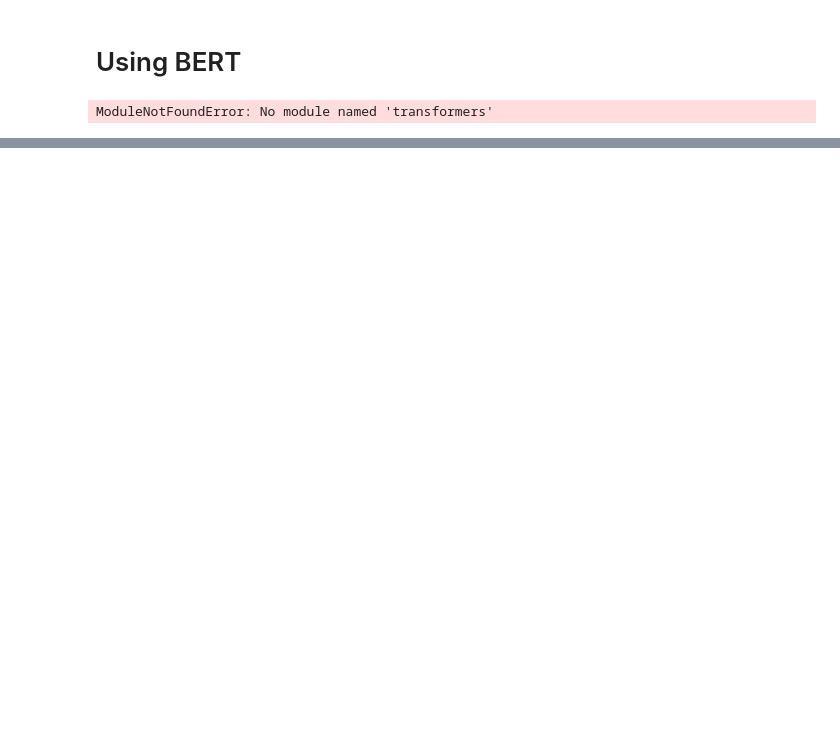
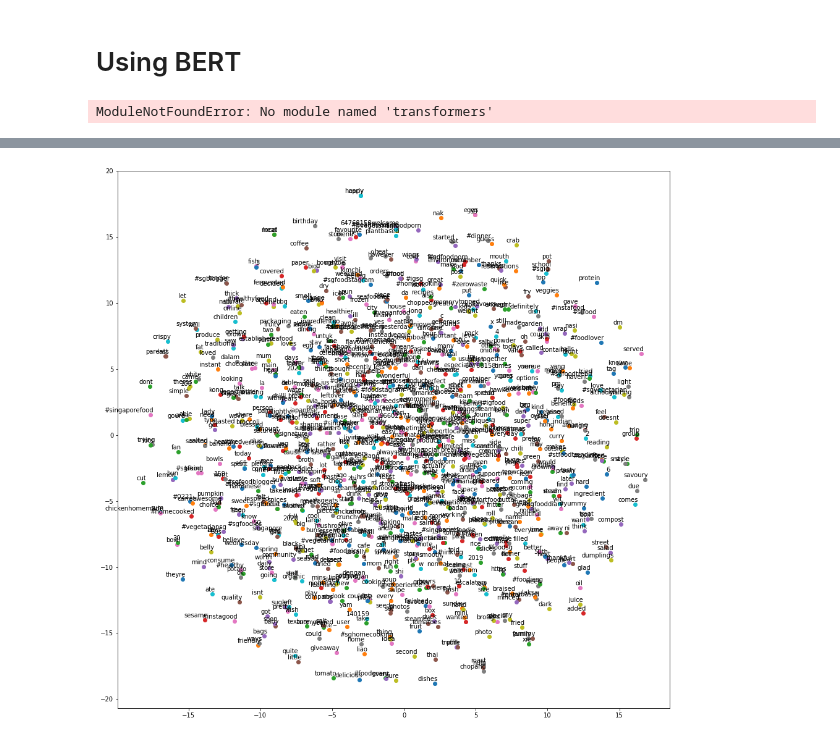
Before and after one commit to vincentleooo/synthesis-sustainability-2021, a Jupyter notebook: analysis/keyword_filtered_model.ipynb, the cells around one changed output, grey strips where cells are left out. Saved outputs shown, nothing was run; the diff lists cells and outputs as text; code cells hidden in the pictures; blank space fills up the shorter version.

Commit message:
Dumped changes right before submission

```diff
--- a/analysis/keyword_filtered_model.ipynb
+++ b/analysis/keyword_filtered_model.ipynb
@@ -77,0 +127,2 @@ ModuleNotFoundError: No module named 'transformers'
+# %%
+ig_food['post_caption'] = ig_food['post_caption'].apply(clean_text)
@@ -77,0 +133,17 @@ ModuleNotFoundError: No module named 'transformers'
+# %%
+X_train, X_test, y_train, y_test = train_test_split(ig_food.post_caption, ig_food.segment_name, random_state=0,
+                                                    test_size=0.3)
+X_train = label_sentences(X_train, 'Train')
+X_test = label_sentences(X_test, 'Test')
+all_data = X_train + X_test
+# %%
+model_dbow = doc2vec.Doc2Vec(dm=0, vector_size=300, negative=5, min_count=2, alpha=0.045,
+                     min_alpha=0.065)
+model_dbow.build_vocab([x for x in tqdm(all_data)])
+# %%
+for epoch in range(30):
+    model_dbow.train(utils.shuffle([x for x in tqdm(all_data)]),
+                     total_examples=len(all_data),
+                     epochs=1)
+    model_dbow.alpha -= 0.002
+    model_dbow.min_alpha = model_dbow.alpha
@@ -77,0 +178,61 @@ ModuleNotFoundError: No module named 'transformers'
+# %%
+from sklearn.manifold import TSNE
+import matplotlib.pyplot as plt
+%matplotlib inline
+
+def tsne_plot(model):
+	"Creates and TSNE model and plots it"
+
+#     fyi: to test specific labels instead of all the words in the vocab:
+#     labels = ['king', 'queen', 'prince', 'farmer', 'blue', 'red']
+#     tokens = []
+#     for label in labels:
+#         tokens.append(model[label])
+
+	labels = []
+	tokens = []
+
+
+	# to speed up the process, let's limit to the first 100 elements
+	count = 0
+	for word in model.wv.key_to_index:
+		# store the word embeddings of the words
+		# tokens.append(model[word])
+		# # keep track of the labels too so that we can plot it in the graph below
+		# labels.append(word)
+		if count < 1000:
+		    # store the word embeddings of the words
+		    tokens.append(model[word])
+		    # keep track of the labels too so that we can plot it in the graph below
+		    labels.append(word)
+		    count = count+1
+
+	# define the parameters of the tsne model
+	tsne_model = TSNE(perplexity=40, n_components=2, init='pca', n_iter=2500, random_state=23)
+
+	# for the embeddings of our tokes to the tsne model
+	new_values = tsne_model.fit_transform(tokens)
+
+
+	# Now let's plot the tsne projects for each of the tokens in 2D
+	x = []
+	y = []
+	for value in new_values:
+		x.append(value[0])
+		y.append(value[1])
+
+	plt.figure(figsize=(16, 16))
+	for i in range(len(x)):
+		plt.scatter(x[i],y[i])
+		plt.annotate(labels[i],
+					 xy=(x[i], y[i]),
+					 xytext=(5, 2),
+					 textcoords='offset points',
+					 ha='right',
+					 va='bottom')
+	plt.show()
+
+tsne_plot(model_dbow)
+plt.figure(figsize=[100, 100])
+# %% [output]
+[figure, added]
```
Also changed, not shown: parts of 11 cells of this notebook, 31 other files.
